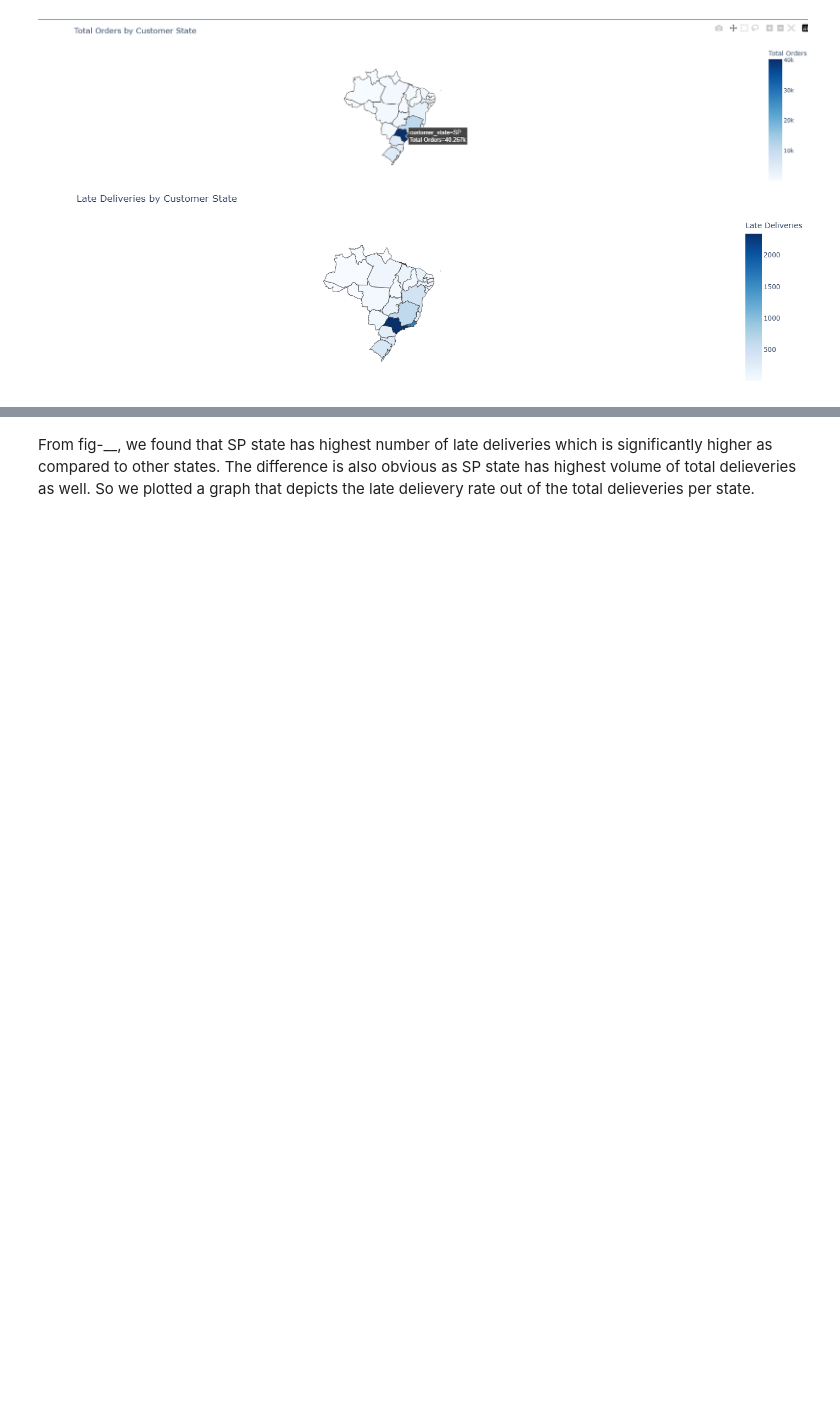
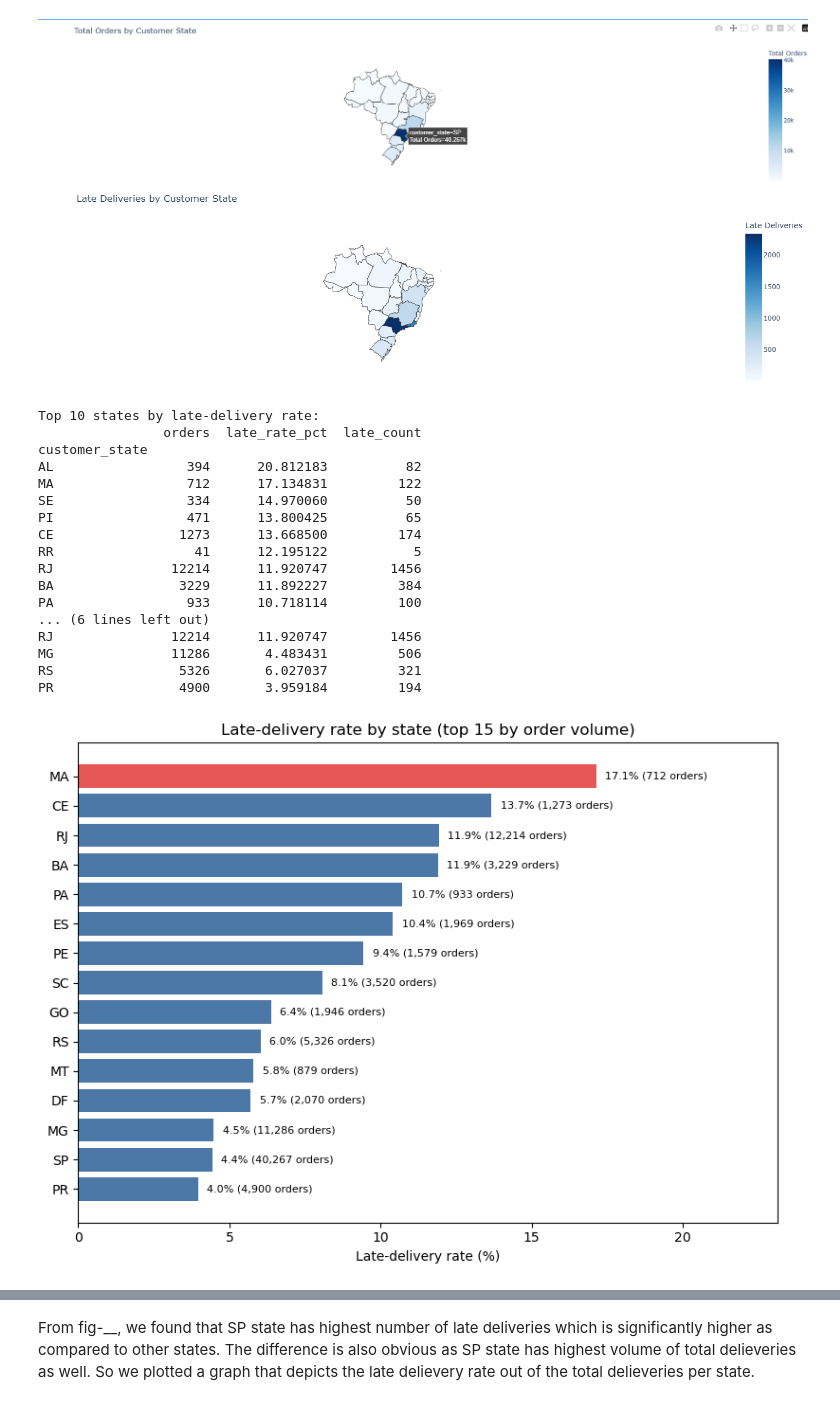
Before and after one commit to Hiteshpanghal900/ecommerce-visual-analytics, a Jupyter notebook: combined_eda.ipynb, the cells around one changed output, grey strips where cells are left out. Cells and saved outputs as stored; diff of their text form; code cells hidden in the pictures; blank space fills up the shorter version.

```diff
--- a/combined_eda.ipynb
+++ b/combined_eda.ipynb
@@ -188,3 +188,52 @@ However, the presence of these complaints does not by itself establish that they
 # %% [markdown]
 ![image.png](attachment:9aeb3a68-700c-42fb-a749-e0e825d194ab.png)
 ![newplot (4).png](attachment:b6144aaf-e62a-4d8f-aea1-994f2f8a88c0.png)
+# %%
+# recomputation behind the maps above, so the state-level numbers referenced in the
+# text below are verifiable from this notebook rather than only from the pasted images.
+state_orders = orders['customer_state'].value_counts().rename('orders')
+state_late_rate = orders.groupby('customer_state')['late_delivery_flag'].mean().mul(100).rename('late_rate_pct')
+state_late_count = orders[orders['late_delivery_flag']].groupby('customer_state').size().rename('late_count')
+
+state_delivery = (
+    pd.concat([state_orders, state_late_rate, state_late_count], axis=1)
+    .fillna({'late_count': 0})
+    .sort_values('late_rate_pct', ascending=False)
+)
+print("Top 10 states by late-delivery rate:")
+print(state_delivery.head(10))
+print()
+print("Top 5 states by order volume:")
+print(state_delivery.sort_values('orders', ascending=False).head(5))
+
+top15 = state_delivery.sort_values('orders', ascending=False).head(15).sort_values('late_rate_pct')
+fig, ax = plt.subplots(figsize=(8, 6))
+colors = ['#e45756' if s in ('AL', 'MA', 'PI') else '#4c78a8' for s in top15.index]
+bars = ax.barh(top15.index, top15['late_rate_pct'], color=colors)
+for bar, (orders_n, late_pct) in zip(bars, zip(top15['orders'], top15['late_rate_pct'])):
+    ax.text(bar.get_width() + 0.3, bar.get_y() + bar.get_height() / 2,
+            f'{late_pct:.1f}% ({orders_n:,} orders)', va='center', fontsize=8)
+ax.set(title='Late-delivery rate by state (top 15 by order volume)',
+       xlabel='Late-delivery rate (%)', ylabel='')
+ax.set_xlim(0, top15['late_rate_pct'].max() * 1.35)
+plt.tight_layout()
+plt.show()
+# %% [output]
+Top 10 states by late-delivery rate:
+                orders  late_rate_pct  late_count
+customer_state
+AL                 394      20.812183          82
+MA                 712      17.134831         122
+SE                 334      14.970060          50
+PI                 471      13.800425          65
+CE                1273      13.668500         174
+RR                  41      12.195122           5
+RJ               12214      11.920747        1456
+BA                3229      11.892227         384
+PA                 933      10.718114         100
+... (6 lines left out)
+RJ               12214      11.920747        1456
+MG               11286       4.483431         506
+RS                5326       6.027037         321
+PR                4900       3.959184         194
+[figure, added]
```
Also changed, not shown: parts of 26 cells of this notebook, 17 other files.
